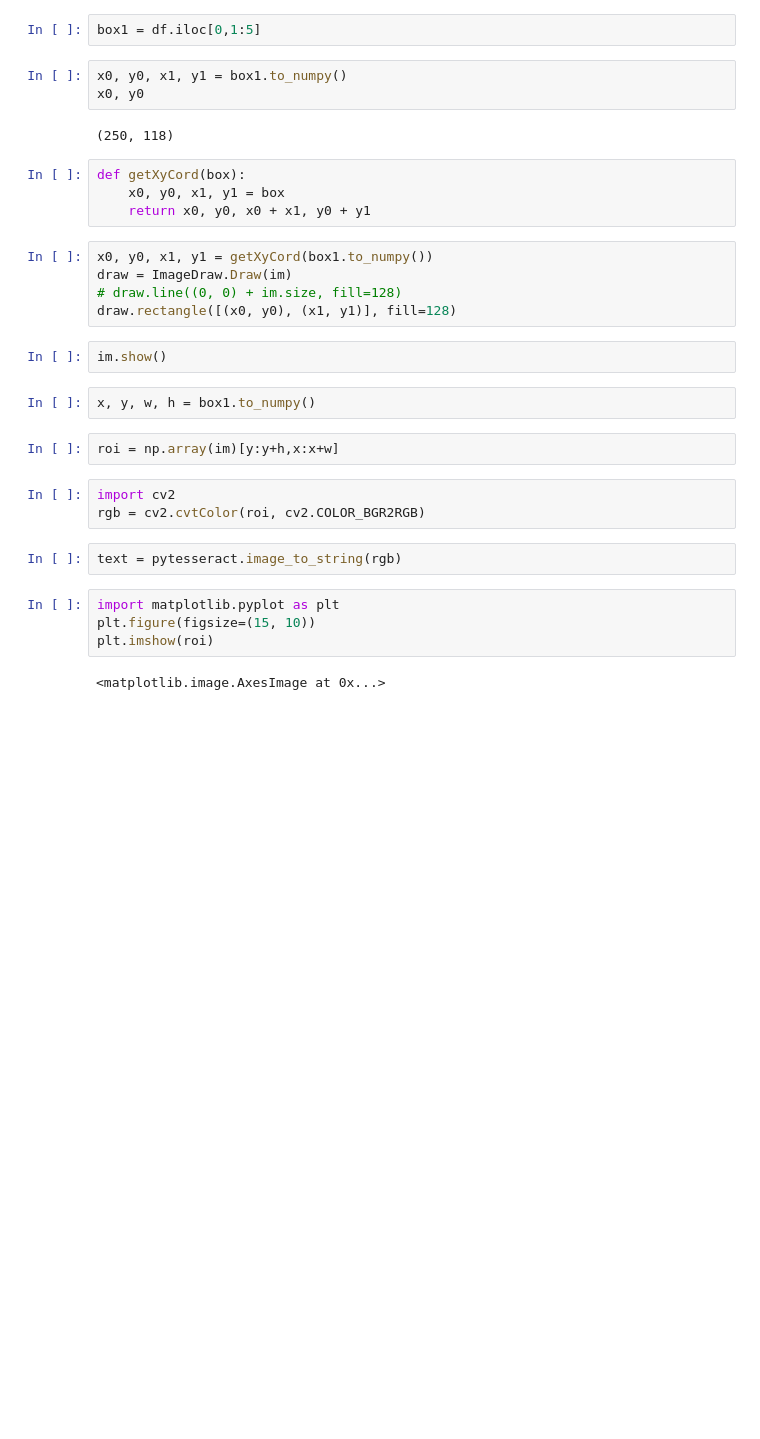
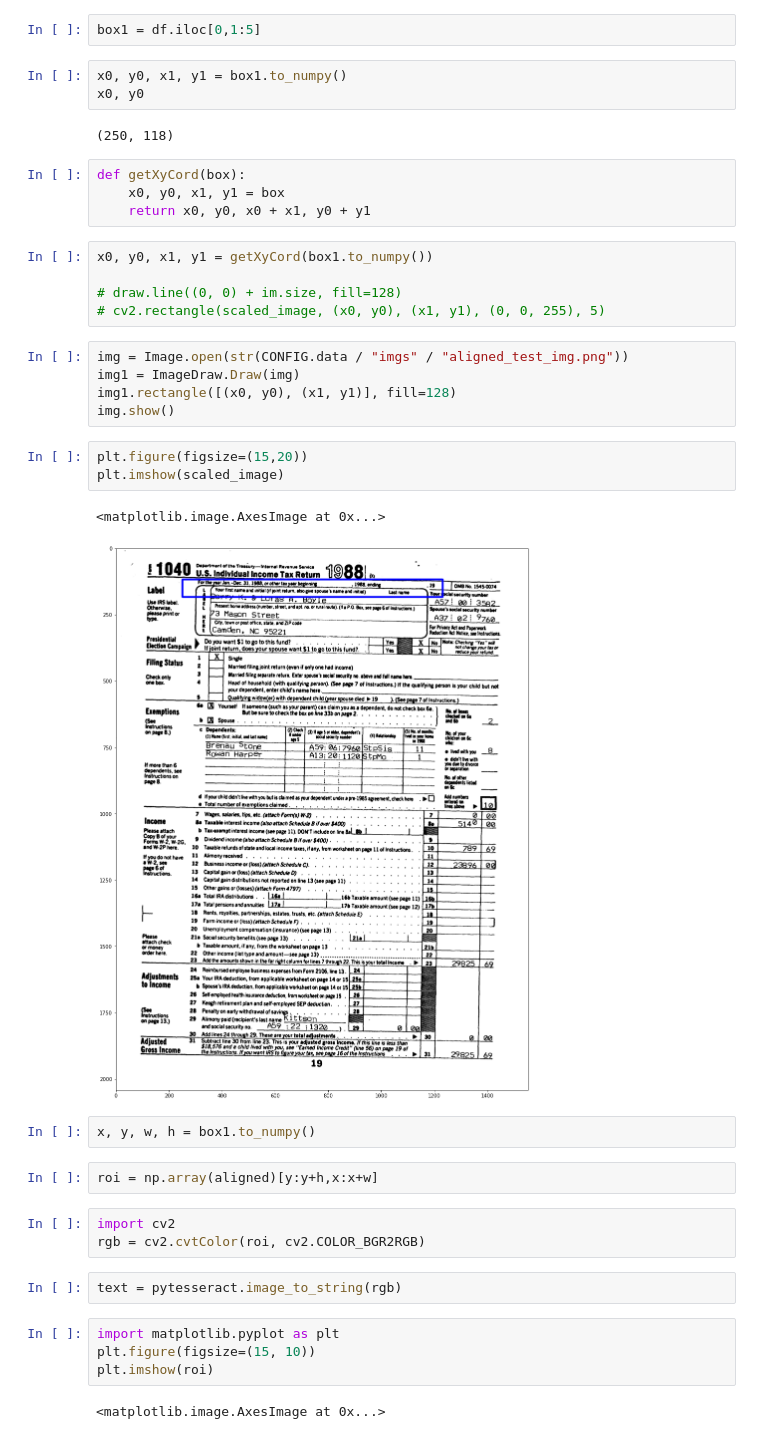
Before and after one commit to txnguyen292/OCR_automatic_data_entry, a Jupyter notebook: notebook/ocr.ipynb, the cells around one changed output. Cells and saved outputs as stored; diff of their text form; blank space fills up the shorter version.

```diff
--- a/notebook/ocr.ipynb
+++ b/notebook/ocr.ipynb
@@ -37,15 +65,24 @@ def getXyCord(box):
     return x0, y0, x0 + x1, y0 + y1
 # %%
 x0, y0, x1, y1 = getXyCord(box1.to_numpy())
-draw = ImageDraw.Draw(im)
+
 # draw.line((0, 0) + im.size, fill=128)
-draw.rectangle([(x0, y0), (x1, y1)], fill=128)
+# cv2.rectangle(scaled_image, (x0, y0), (x1, y1), (0, 0, 255), 5)
-# %%
-im.show()
+# %%
+img = Image.open(str(CONFIG.data / "imgs" / "aligned_test_img.png"))
+img1 = ImageDraw.Draw(img)
+img1.rectangle([(x0, y0), (x1, y1)], fill=128)
+img.show()
+# %%
+plt.figure(figsize=(15,20))
+plt.imshow(scaled_image)
+# %% [output]
+<matplotlib.image.AxesImage at 0x...>
+[figure, added]
 # %%
 x, y, w, h = box1.to_numpy()
 # %%
-roi = np.array(im)[y:y+h,x:x+w]
+roi = np.array(aligned)[y:y+h,x:x+w]
 # %%
 import cv2
 rgb = cv2.cvtColor(roi, cv2.COLOR_BGR2RGB)
```
Also changed, not shown: parts of 15 cells of this notebook.
